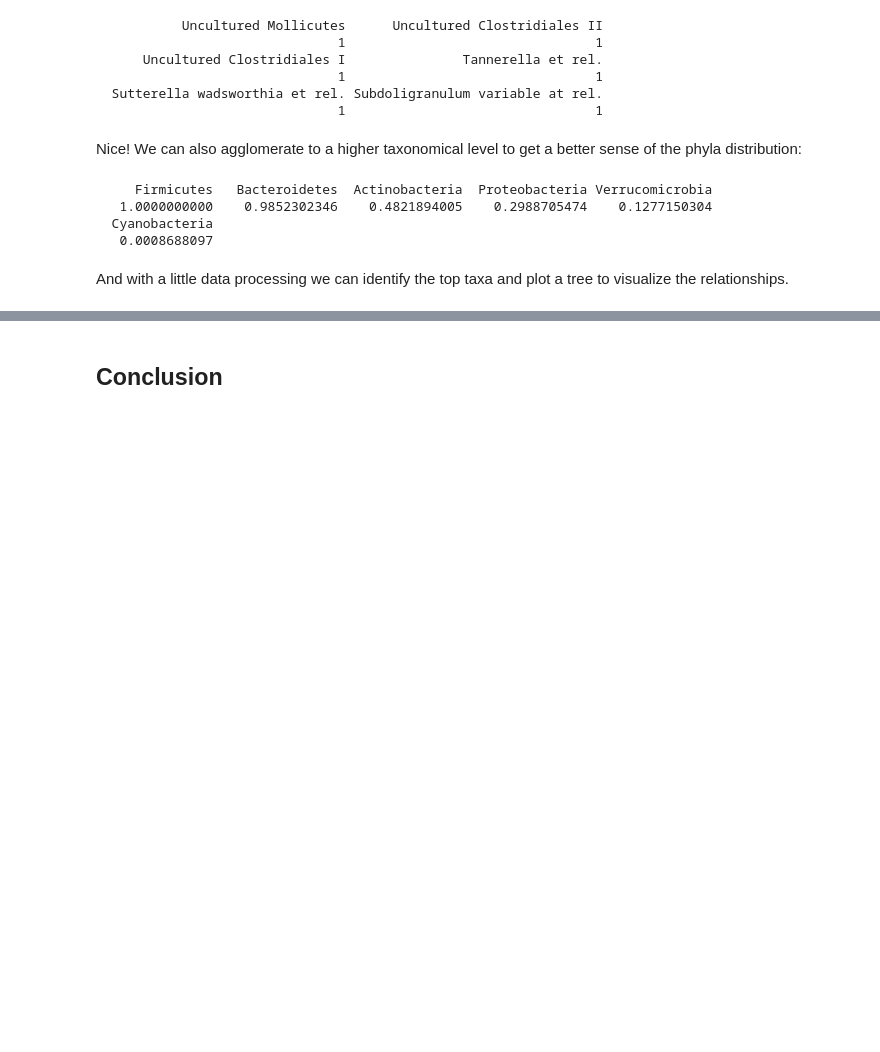
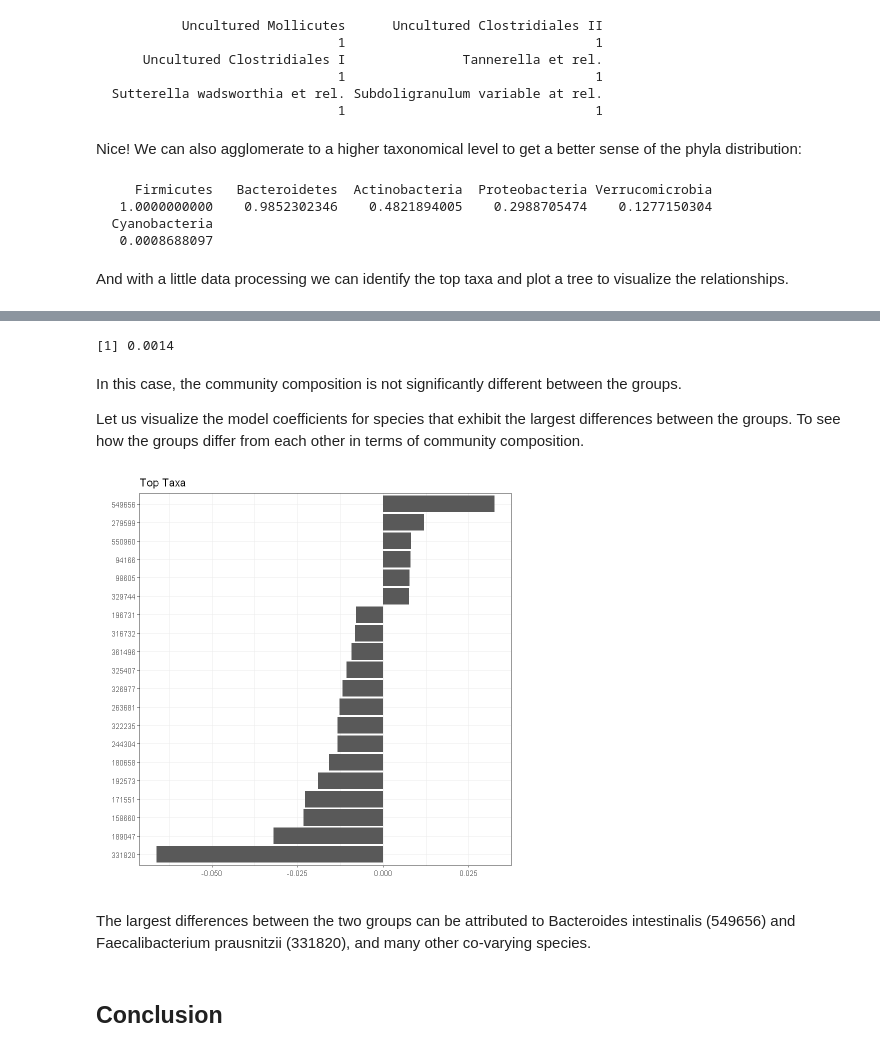
Before and after one commit to lucaspatel/med-263-final, a Jupyter notebook: Microbiome.ipynb, the cells around one changed output, grey strips where cells are left out. Drawn from its saved outputs; the diff is of its cells as text; code cells hidden in the pictures; blank space fills up the shorter version.

```diff
--- a/Microbiome.ipynb
+++ b/Microbiome.ipynb
@@ -339,2 +451,30 @@ Warning message in toTree(td):
+# %%
+permanova <- vegan::adonis(t(assay(tse,"relabundance")) ~ Group,
+                           data = colData(tse),
+                           permutations = 9999)
+
+# P-value
+print(as.data.frame(permanova$aov.tab)["Group", "Pr(>F)"])
+# %% [output]
+[1] 0.0014
+# %% [markdown]
+In this case, the community composition is not significantly different between the groups.
+
+Let us visualize the model coefficients for species that exhibit the largest differences between the groups. To see how the groups differ from each other in terms of community composition.
+# %%
+coef <- coefficients(permanova)["Group1",]
+top.coef <- sort(head(coef[rev(order(abs(coef)))],20))
+
+ggplot(data.frame(x = top.coef,
+                  y = factor(names(top.coef),
+                                      unique(names(top.coef)))),
+        aes(x = x, y = y)) +
+    geom_bar(stat="identity") +
+    labs(x="",y="",title="Top Taxa") +
+    theme_bw()
+# %% [output]
+[figure, added]
+# %% [markdown]
+The largest differences between the two groups can be attributed to Bacteroides intestinalis (549656) and Faecalibacterium prausnitzii (331820), and many other co-varying species.
 # %% [markdown]
 ## Conclusion <a name="conclusion"></a>
```
Also changed, not shown: parts of 30 cells of this notebook.
